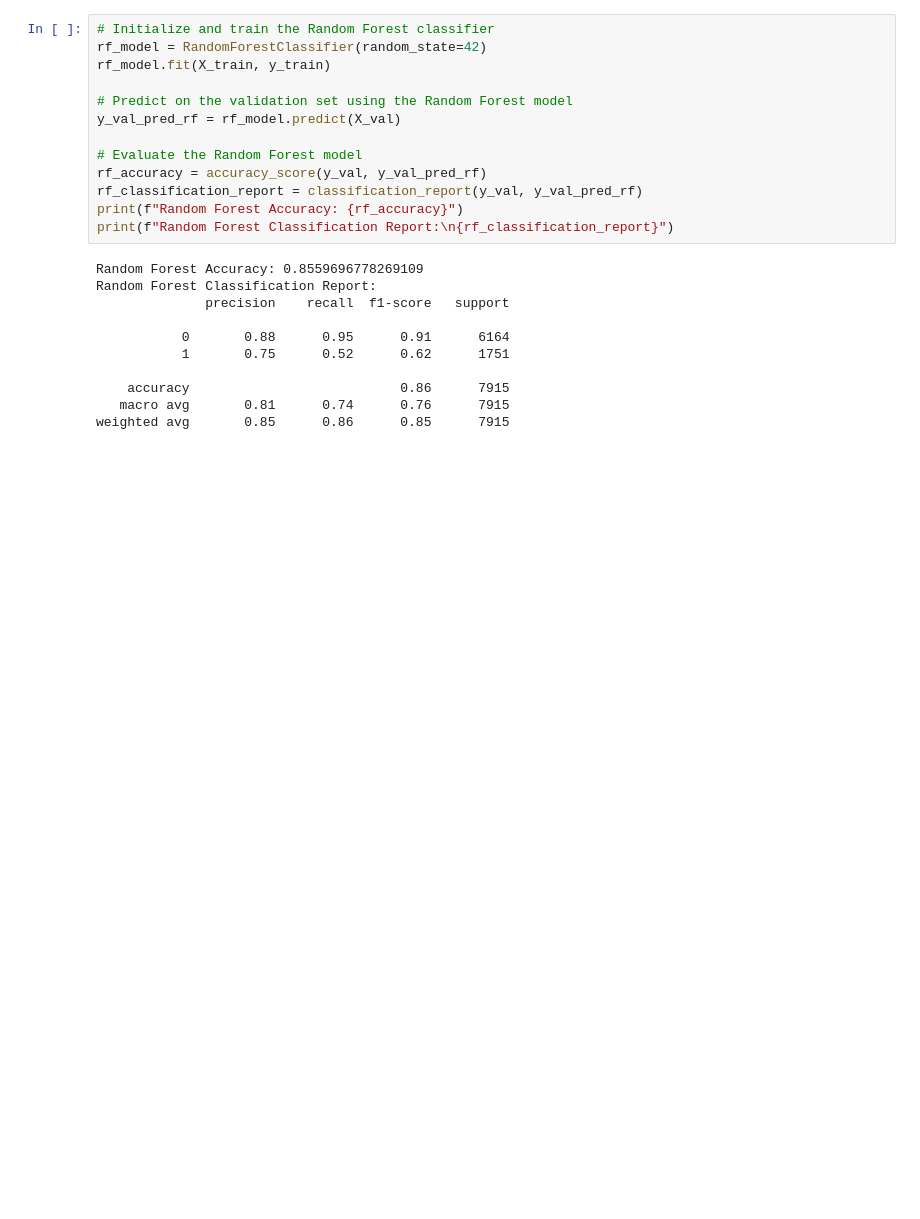
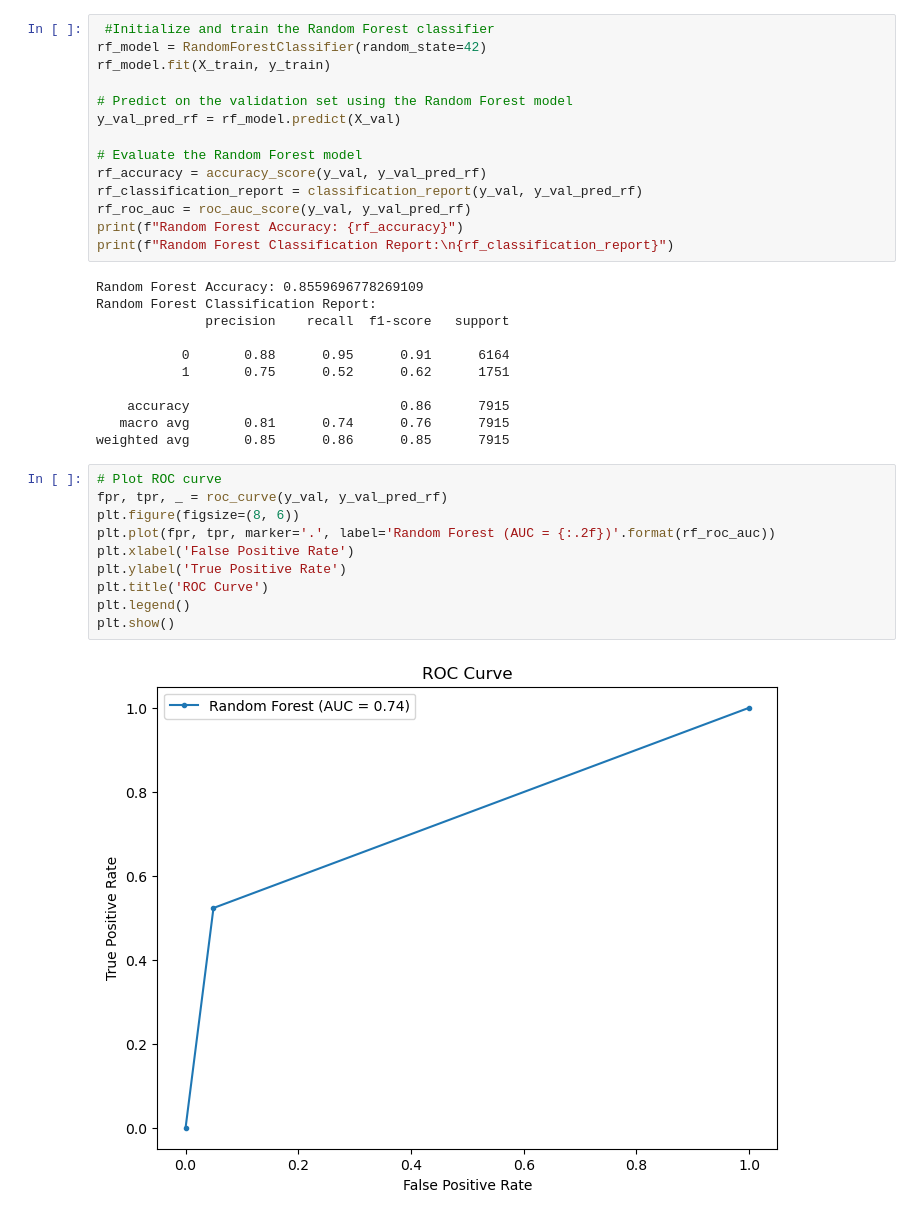
Before and after one commit to PavanKumar-sudo/ClimateProject, a Jupyter notebook: Pavan_Complete_Code (1).ipynb, the cells around one changed output. Saved outputs shown, nothing was run; the diff lists cells and outputs as text; blank space fills up the shorter version.

```diff
--- a/Pavan_Complete_Code (1).ipynb
+++ b/Pavan_Complete_Code (1).ipynb
@@ -179,7 +162,7 @@ X_test_scaled = scaler.transform(test_data[feature_columns])
 # Split the preprocessed data into training and validation sets
 X_train, X_val, y_train, y_val = train_test_split(X_scaled, y, test_size=0.2, random_state=42)
 # %%
-# Initialize and train the Random Forest classifier
+ #Initialize and train the Random Forest classifier
 rf_model = RandomForestClassifier(random_state=42)
 rf_model.fit(X_train, y_train)
 
@@ -189,6 +172,7 @@ y_val_pred_rf = rf_model.predict(X_val)
 # Evaluate the Random Forest model
 rf_accuracy = accuracy_score(y_val, y_val_pred_rf)
 rf_classification_report = classification_report(y_val, y_val_pred_rf)
+rf_roc_auc = roc_auc_score(y_val, y_val_pred_rf)
 print(f"Random Forest Accuracy: {rf_accuracy}")
 print(f"Random Forest Classification Report:\n{rf_classification_report}")
 # %% [output]
@@ -202,3 +186,15 @@ Random Forest Classification Report:
     accuracy                           0.86      7915
    macro avg       0.81      0.74      0.76      7915
 weighted avg       0.85      0.86      0.85      7915
+# %%
+# Plot ROC curve
+fpr, tpr, _ = roc_curve(y_val, y_val_pred_rf)
+plt.figure(figsize=(8, 6))
+plt.plot(fpr, tpr, marker='.', label='Random Forest (AUC = {:.2f})'.format(rf_roc_auc))
+plt.xlabel('False Positive Rate')
+plt.ylabel('True Positive Rate')
+plt.title('ROC Curve')
+plt.legend()
+plt.show()
+# %% [output]
+[figure, added]
```
Also changed, not shown: parts of 12 cells of this notebook.
